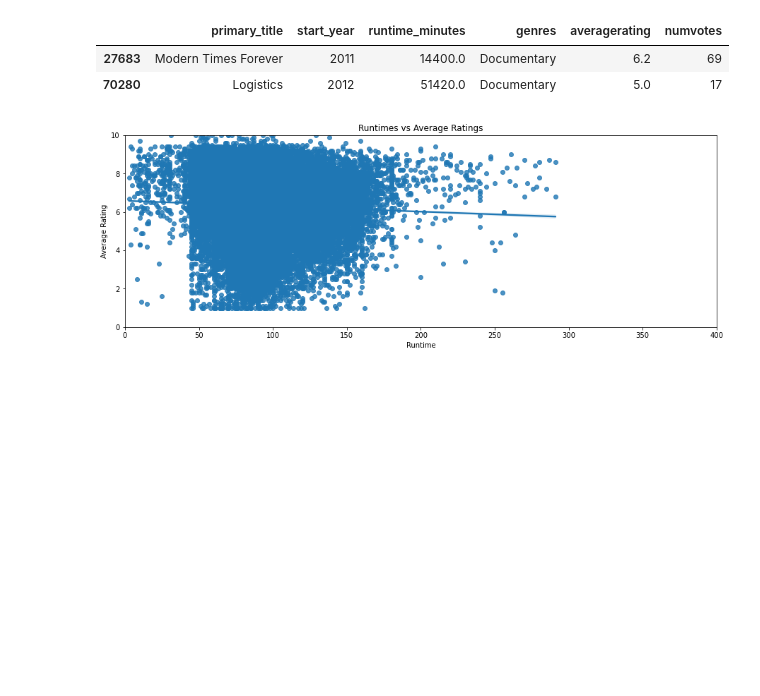
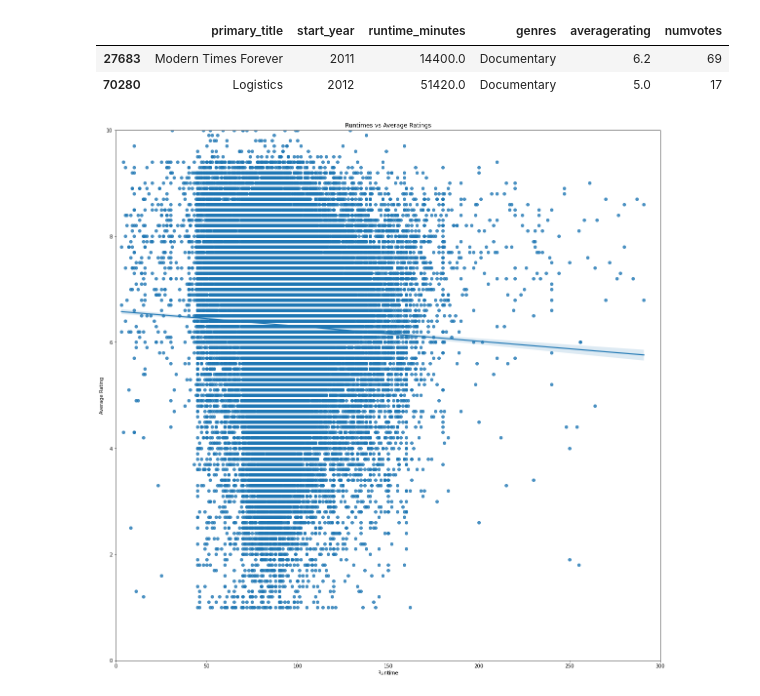
Before and after one commit to letruong711/010921-pt-phase-1-project, a Jupyter notebook: data_cleaning_runtime_and_rating.ipynb, the cells around one changed output. Cells and saved outputs as stored; diff of their text form; code cells hidden in the pictures; blank space fills up the shorter version.

Commit message:
Updated graphs for runtime vs rating

```diff
--- a/data_cleaning_runtime_and_rating.ipynb
+++ b/data_cleaning_runtime_and_rating.ipynb
@@ -166,17 +166,17 @@ imdb_time_rating = imdb_time_rating[imdb_time_rating['runtime_minutes'] < 10000]
 # %%
 imdb_time_rating = imdb_time_rating[imdb_time_rating['runtime_minutes'] < 300]
 # %%
-fig, ax = plt.subplots(figsize = (15,5))
+fig, ax = plt.subplots(figsize = (20,20))
 copy = imdb_time_rating.copy()
 copy = copy[copy.runtime_minutes < 300]
 sns.regplot(copy['runtime_minutes'],copy['averagerating'], ax=ax)
 ax.set_title('Runtimes vs Average Ratings')
 ax.set_xlabel('Runtime')
 ax.set_ylabel('Average Rating')
 ax.set(ylim=(0, 10))
-ax.set(xlim=(0,400));
+ax.set(xlim=(0,300));
 # %% [output]
-[figure, old version]
+[figure, new version]
 # %%
 import numpy as np
 # %%
```
Also changed, not shown: parts of 1 cell of this notebook, 3 other files.
